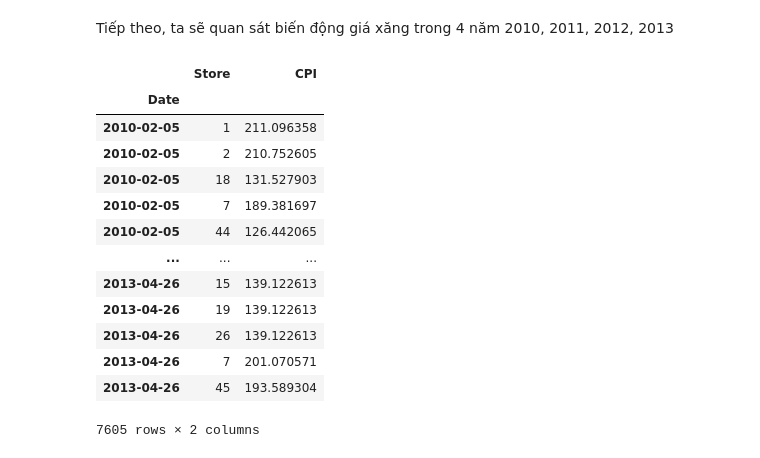
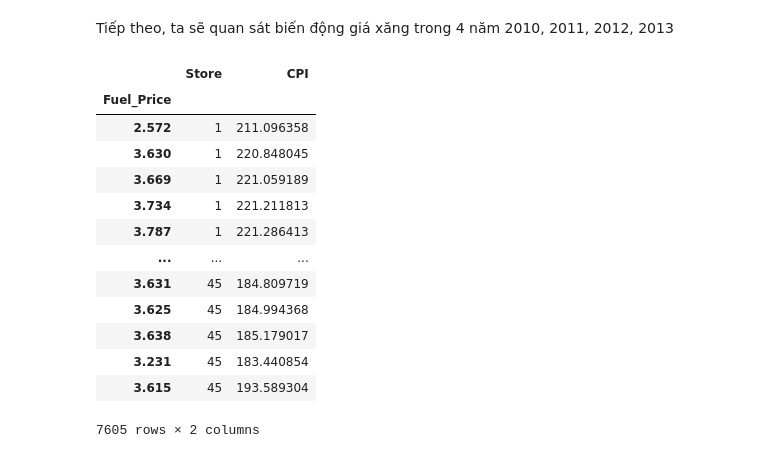
Before and after one commit to 2uanDM/UCHAT, a Jupyter notebook: haha.ipynb, the cells around one changed output. Saved outputs shown, nothing was run; the diff lists cells and outputs as text; code cells hidden in the pictures.

```diff
--- a/haha.ipynb
+++ b/haha.ipynb
@@ -168,27 +168,27 @@ Tiếp theo, ta sẽ quan sát biến động giá xăng trong 4 năm 2010, 2011
 # %%
 df_fuel = df[['Store', 'Fuel_Price', 'CPI']]
 
-df_fuel = df_fuel.sort_values(by='Date', ascending=True)
+df_fuel = df_fuel.sort_values(by='Store', ascending=True)
 
 df_fuel = df_fuel.reset_index(drop=True)
 
-df_fuel = df_fuel.set_index('Date')
+df_fuel = df_fuel.set_index('Fuel_Price')
 
 df_fuel
 # %% [output]
 |  | Store | CPI |
-| Date |  |  |
-| 2010-02-05 | 1 | 211.096358 |
-| 2010-02-05 | 2 | 210.752605 |
-| 2010-02-05 | 18 | 131.527903 |
-| 2010-02-05 | 7 | 189.381697 |
-| 2010-02-05 | 44 | 126.442065 |
+| Fuel_Price |  |  |
+| 2.572 | 1 | 211.096358 |
+| 3.630 | 1 | 220.848045 |
+| 3.669 | 1 | 221.059189 |
+| 3.734 | 1 | 221.211813 |
+| 3.787 | 1 | 221.286413 |
 | ... | ... | ... |
-| 2013-04-26 | 15 | 139.122613 |
-| 2013-04-26 | 19 | 139.122613 |
-| 2013-04-26 | 26 | 139.122613 |
-| 2013-04-26 | 7 | 201.070571 |
-| 2013-04-26 | 45 | 193.589304 |
+| 3.631 | 45 | 184.809719 |
+| 3.625 | 45 | 184.994368 |
+| 3.638 | 45 | 185.179017 |
+| 3.231 | 45 | 183.440854 |
+| 3.615 | 45 | 193.589304 |
 7605 rows × 2 columns
 # %%
 # Plot the temperature for each store
```
Also changed, not shown: parts of 1 cell of this notebook.
